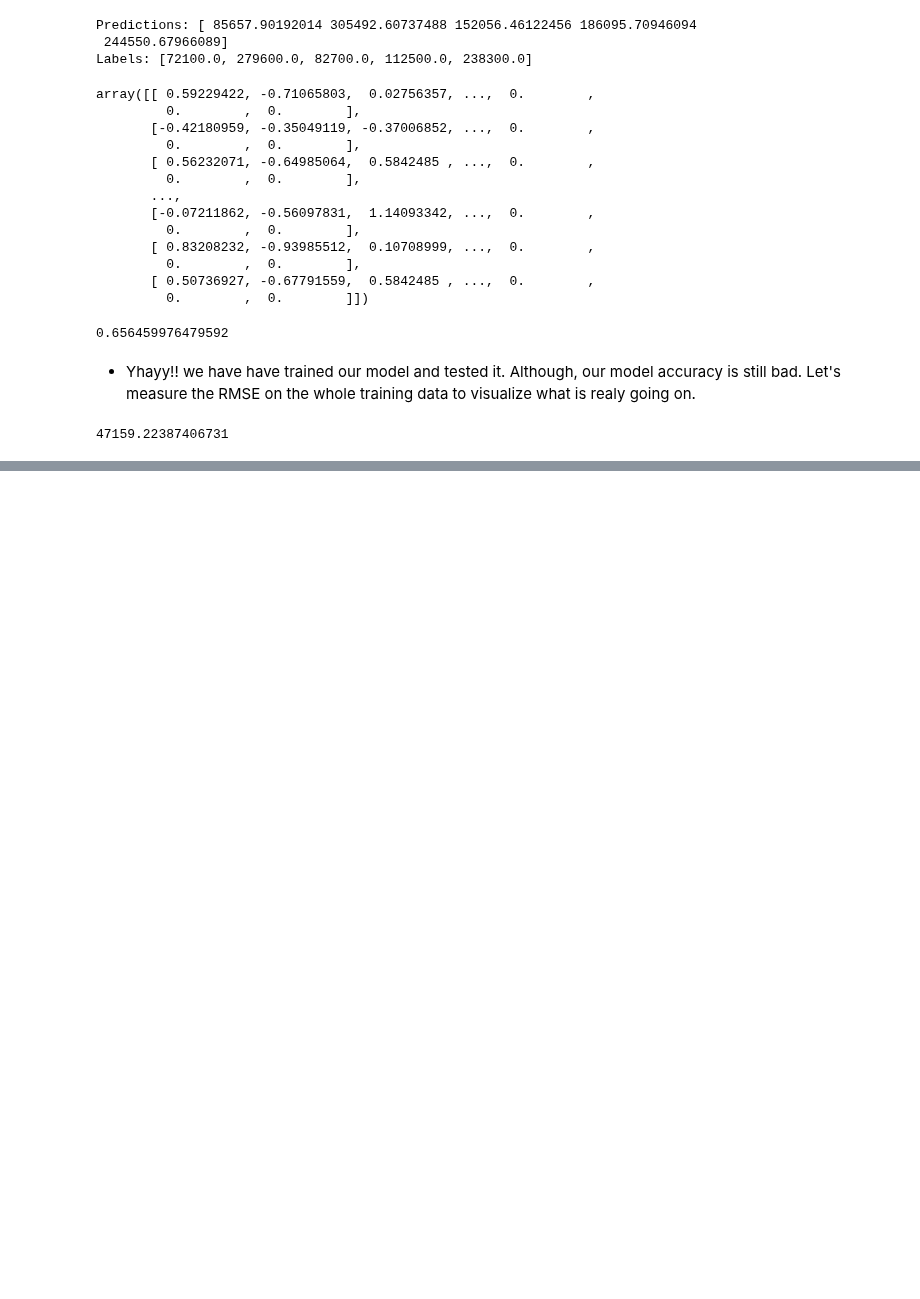
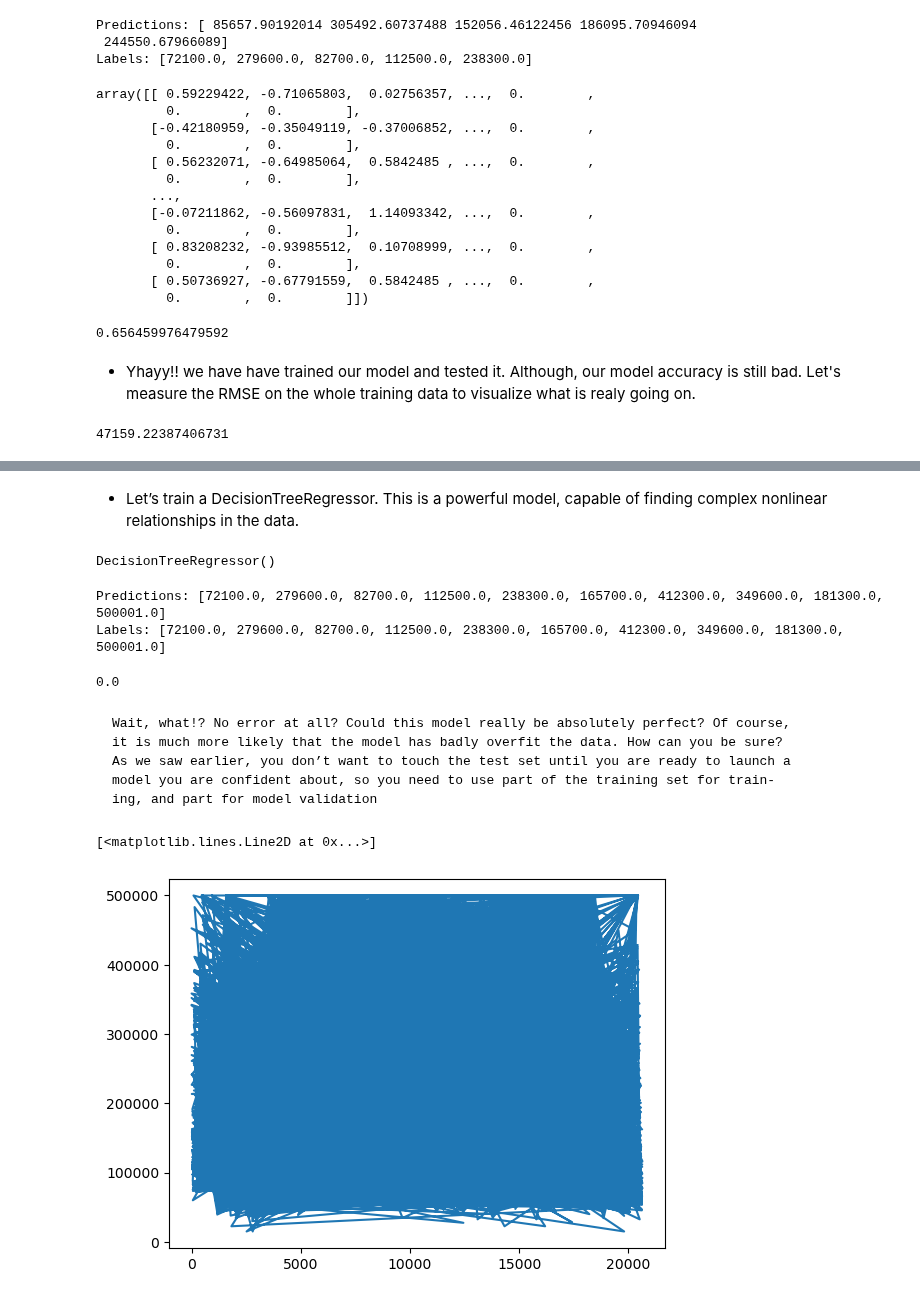
Before and after one commit to Ronnie5562/ML002, a Jupyter notebook: Section3/Hands_on_ml_book/Housing 🏠🏠🏠.ipynb, the cells around one changed output, grey strips where cells are left out. Cells and saved outputs as stored; diff of their text form; code cells hidden in the pictures; blank space fills up the shorter version.

````diff
--- a/Section3/Hands_on_ml_book/Housing 🏠🏠🏠.ipynb
+++ b/Section3/Hands_on_ml_book/Housing 🏠🏠🏠.ipynb
@@ -648,0 +638,35 @@ some_labels = housing_labels[:5]
+# %% [markdown]
+- Let’s train a DecisionTreeRegressor. This is a powerful model, capable of finding complex nonlinear relationships in the data.
+# %%
+from sklearn.tree import DecisionTreeRegressor
+tree_regressor = DecisionTreeRegressor()
+tree_regressor.fit(housing_prepared, housing_labels)
+# %% [output]
+DecisionTreeRegressor()
+# %%
+tree_predictions = tree_regressor.predict(housing_prepared)
+print(f"Predictions: {list(tree_predictions)[:10]}")
+print(f"Labels: {list(housing_labels)[:10]}")
+# %% [output]
+Predictions: [72100.0, 279600.0, 82700.0, 112500.0, 238300.0, 165700.0, 412300.0, 349600.0, 181300.0, 500001.0]
+Labels: [72100.0, 279600.0, 82700.0, 112500.0, 238300.0, 165700.0, 412300.0, 349600.0, 181300.0, 500001.0]
+# %%
+tree_mse = mean_squared_error(housing_labels, tree_predictions)
+tree_rmse = np.sqrt(tree_mse)
+tree_rmse
+# %% [output]
+0.0
+# %% [markdown]
+```
+Wait, what!? No error at all? Could this model really be absolutely perfect? Of course,
+it is much more likely that the model has badly overfit the data. How can you be sure?
+As we saw earlier, you don’t want to touch the test set until you are ready to launch a
+model you are confident about, so you need to use part of the training set for train‐
+ing, and part for model validation
+```
+# %%
+# Just a random plot hahahaha!!!!
+plt.plot(housing_labels)
+# %% [output]
+[<matplotlib.lines.Line2D at 0x...>]
+[figure, added]
````
Also changed, not shown: parts of 8 cells of this notebook.
